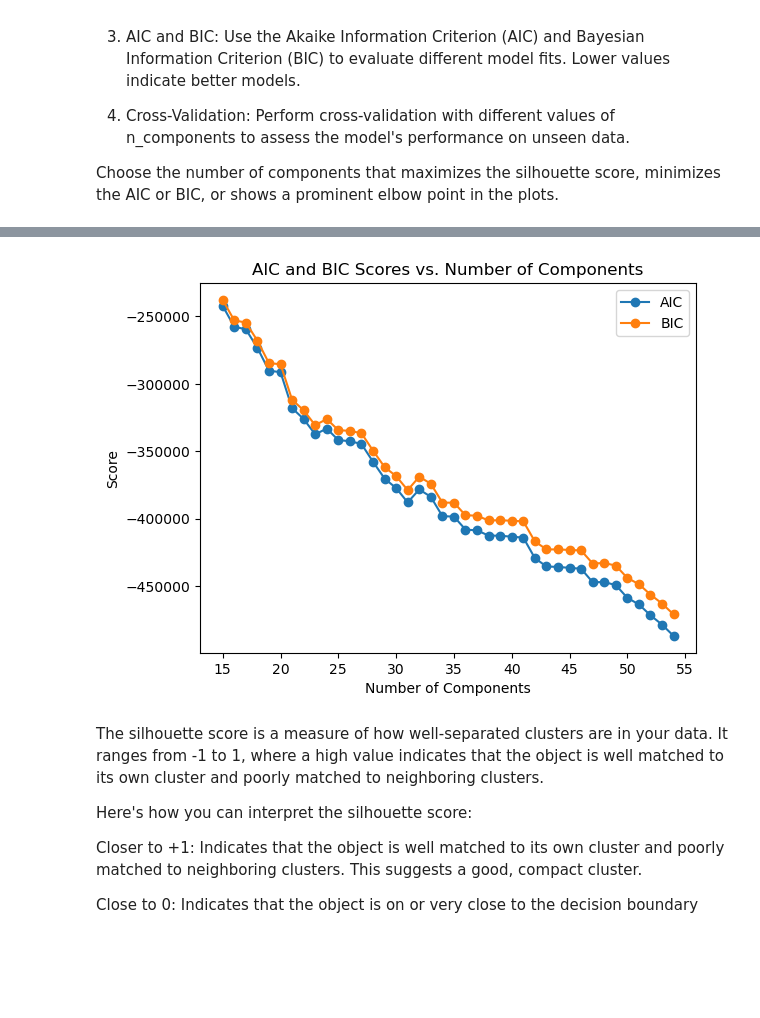
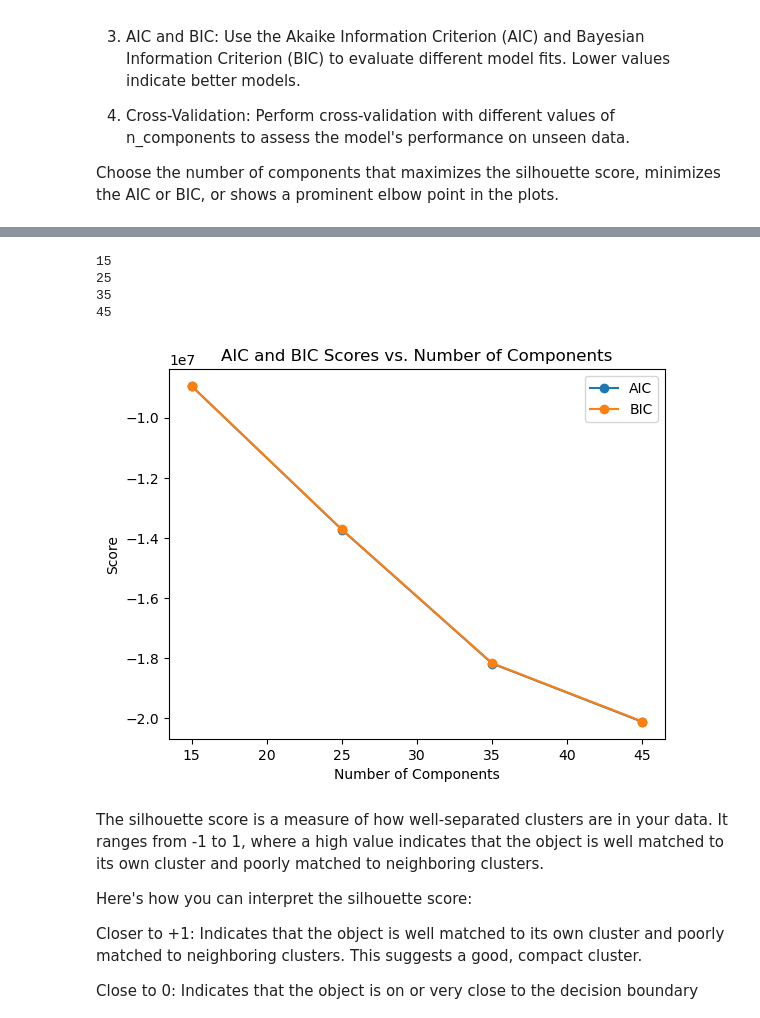
Before and after one commit to yli3-chwy/PulseGuard-Sales, a Jupyter notebook: notebooks/joint_wo_fc_error_GMM.ipynb, the cells around one changed output, grey strips where cells are left out. Drawn from its saved outputs; the diff is of its cells as text; code cells hidden in the pictures; blank space fills up the shorter version.

```diff
--- a/notebooks/joint_wo_fc_error_GMM.ipynb
+++ b/notebooks/joint_wo_fc_error_GMM.ipynb
@@ -149,10 +149,12 @@ dtype: int64
 In this section, we assume `n_components = 5` (in this selected data, we have 8 segments), and `threshold = -50`.
 # %%
 # Select the columns for anomaly detection
-columns_for_anomaly_detection = ['TOTAL_NET_SALES', 'TOTAL_UNITS',
-                                        'PRICE', 'LIST_PRICE',
-                                        'RATING_AVG', 'RATING_CNT',
-                                        'TOTAL_CURRENT_ON_HAND'] # # metric_set
+columns_for_anomaly_detection = ['TOTAL_UNITS',
+    'LIST_PRICE',
+    'RATING_AVG',
+    'RATING_CNT',
+    'TOTAL_CURRENT_ON_HAND'
+                                        ] # # metric_set
 data_for_anomaly_detection = data[columns_for_anomaly_detection]
 
 # Check for missing values and handle them (replace NaN with a suitable strategy, e.g., mean)
@@ -569,19 +539,19 @@ plt.show()
 # %%
-# Elbow Method
+# # Elbow Method
 
-# Range of components to try
-n_components_range = range(8, 20)
+# # Range of components to try
+# n_components_range = range(8, 20)
 
-# Fit GMMs with different components and calculate the BIC (Bayesian Information Criterion)
-bic_scores = []
-for n_components in n_components_range:
-    gmm = GaussianMixture(n_components=n_components, random_state=42)
-    gmm.fit(data_for_anomaly_detection_standardized)
-    bic_scores.append(gmm.bic(data_for_anomaly_detection_standardized))
+# # Fit GMMs with different components and calculate the BIC (Bayesian Information Criterion)
+# bic_scores = []
+# for n_components in n_components_range:
+#     gmm = GaussianMixture(n_components=n_components, random_state=42)
+#     gmm.fit(data_for_anomaly_detection_standardized)
+#     bic_scores.append(gmm.bic(data_for_anomaly_detection_standardized))
 
-# Plot the BIC scores
-plt.plot(n_components_range, bic_scores, marker='o')
-plt.xlabel('Number of Components')
-plt.ylabel('BIC Score')
-plt.title('BIC Score vs. Number of Components')
-plt.show()
+# # Plot the BIC scores
+# plt.plot(n_components_range, bic_scores, marker='o')
+# plt.xlabel('Number of Components')
+# plt.ylabel('BIC Score')
+# plt.title('BIC Score vs. Number of Components')
+# plt.show()
@@ -590,27 +558,33 @@ plt.show()
 # %%
 # AIC and BIC
+from sklearn.mixture import GaussianMixture
 
-n_components_range = range(15, 55)
+n_components_range = range(15, 55, 10)
 
 # Calculate AIC and BIC scores
 aic_scores = []
 bic_scores = []
 for n_components in n_components_range:
+    print(n_components)
     gmm = GaussianMixture(n_components=n_components, random_state=42)
     gmm.fit(data_for_anomaly_detection_standardized)
     aic_scores.append(gmm.aic(data_for_anomaly_detection_standardized))
     bic_scores.append(gmm.bic(data_for_anomaly_detection_standardized))
 
 # Plot AIC and BIC scores
 plt.plot(n_components_range, aic_scores, marker='o', label='AIC')
 plt.plot(n_components_range, bic_scores, marker='o', label='BIC')
 plt.xlabel('Number of Components')
 plt.ylabel('Score')
 plt.title('AIC and BIC Scores vs. Number of Components')
 plt.legend()
 plt.show()
 # %% [output]
+15
+25
+35
+45
-[figure, old version]
+[figure, new version]
 # %% [markdown]
 The silhouette score is a measure of how well-separated clusters are in your data. It ranges from -1 to 1, where a high value indicates that the object is well matched to its own cluster and poorly matched to neighboring clusters.
 
```
Also changed, not shown: parts of 32 cells of this notebook, 1 other file.
